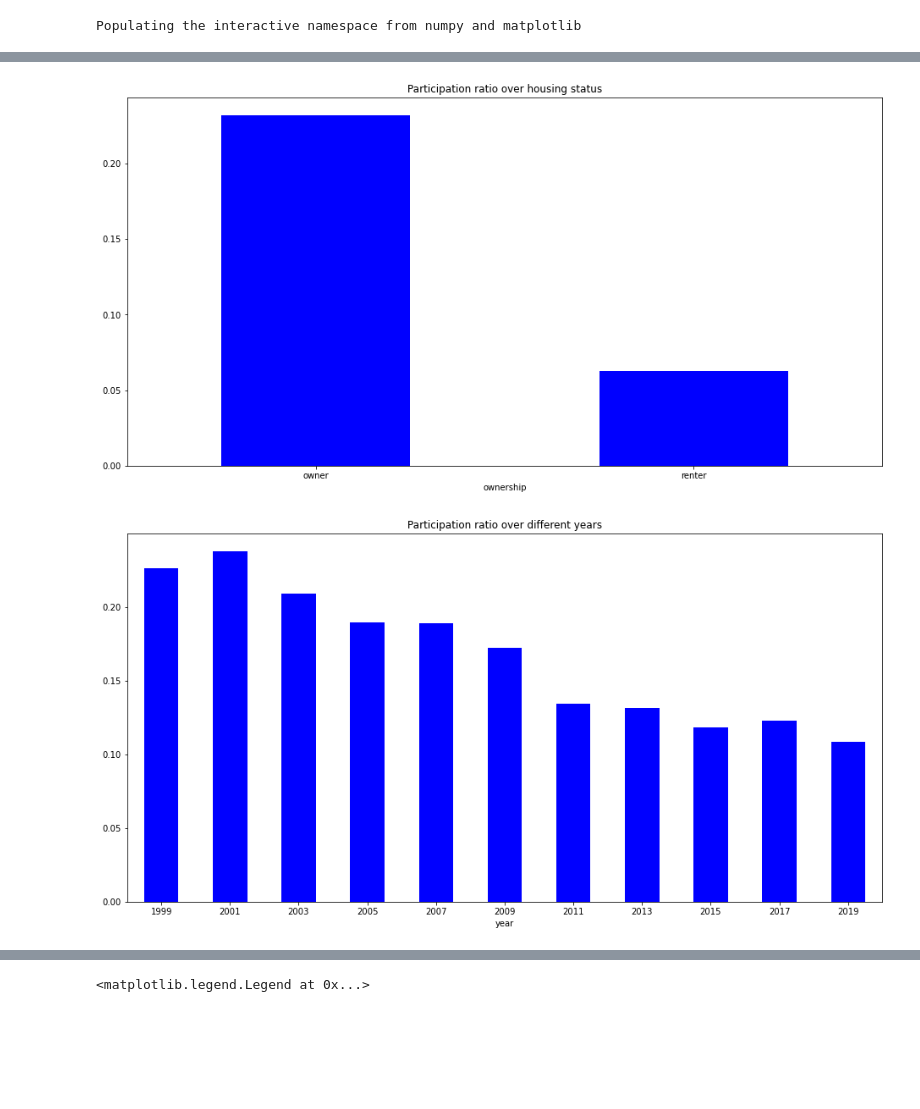
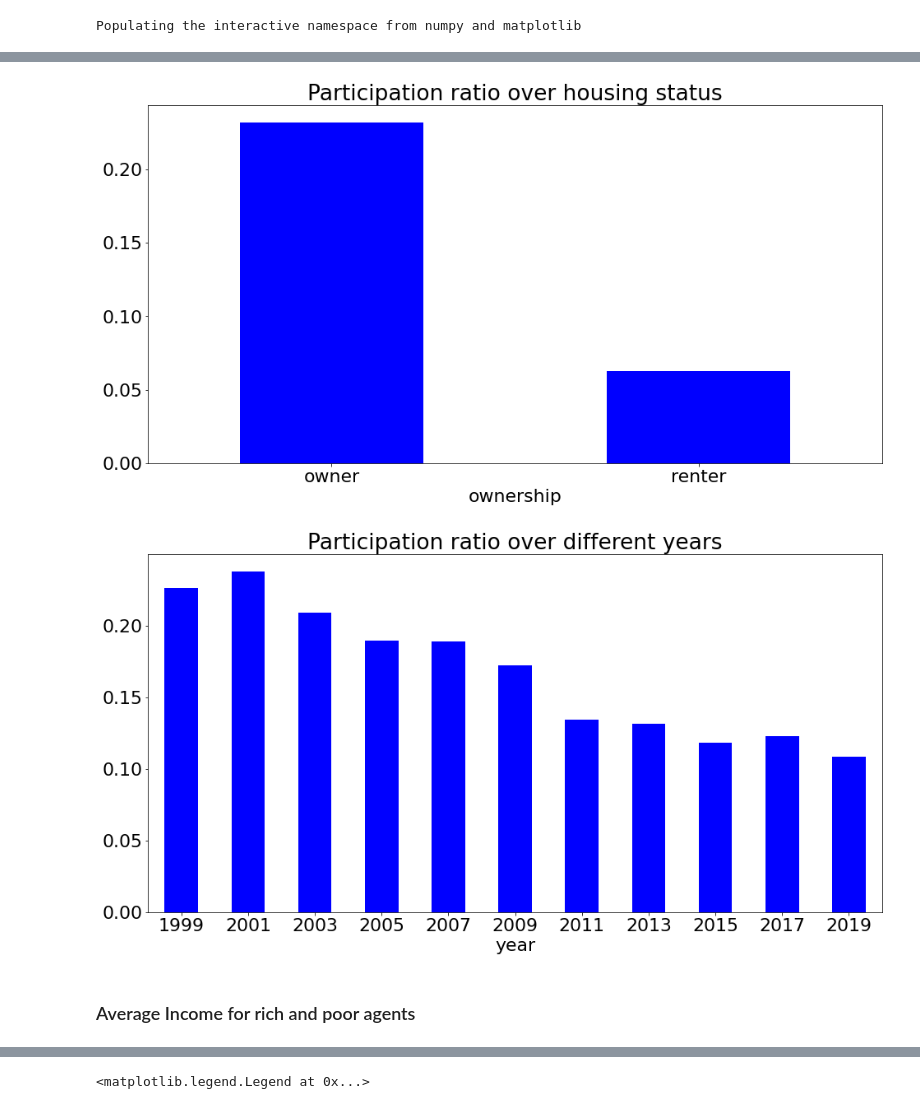
Before and after one commit to dongxulee/lifeCycleRefine, a Jupyter notebook: 20220930/family/Household.ipynb, the cells around one changed output, grey strips where cells are left out. Cells and saved outputs as stored; diff of their text form; code cells hidden in the pictures; blank space fills up the shorter version.

Commit message:
clean the sumarry plot

```diff
--- a/20220930/family/Household.ipynb
+++ b/20220930/family/Household.ipynb
@@ -1,6 +1,7 @@
 # %%
 %pylab inline
 matplotlib.rcParams['figure.figsize'] = [16, 8]
+matplotlib.rcParams.update({'font.size': 22})
 import pandas as pd
 pd.options.display.float_format = "{:.2f}".format
 import numpy as np
@@ -13,0 +13,5 @@ Fdf = pd.read_csv("familyData.csv")
+# %%
+# read in the data
+Fdf = pd.read_csv("familyData.csv")
+Fdf = Fdf.iloc[:,1:]
+print(Fdf.columns)
@@ -40,15 +55,17 @@ savefig('ageParticipation.jpg')
 # %%
 plt.title("Participation ratio over housing status")
 Fdf.groupby("ownership").participation.mean().plot.bar(color = "blue",rot=0)
-savefig('ownership.jpg')
+savefig('plots/ownership.jpg')
 # %% [output]
-[figure, old version]
+[figure, new version]
 # %%
 plt.title("Participation ratio over different years")
 Fdf.groupby("year").participation.mean().plot.bar(color = "blue",rot=0)
-savefig('year.jpg')
+savefig('plots/year.jpg')
 # %% [output]
-[figure, old version]
+[figure, new version]
+# %% [markdown]
+### Average Income for rich and poor agents
 # %%
 Fdf[(Fdf.education == 'highSchool')|(Fdf.education == 'college')].groupby("ageHead")['laborIncome'].mean().plot(label = "highSchool")
 Fdf[Fdf.education == 'postGraduate'].groupby("ageHead")['laborIncome'].mean().plot(label = "postGraduate")
```
Also changed, not shown: parts of 8 cells of this notebook, 7 other files.
